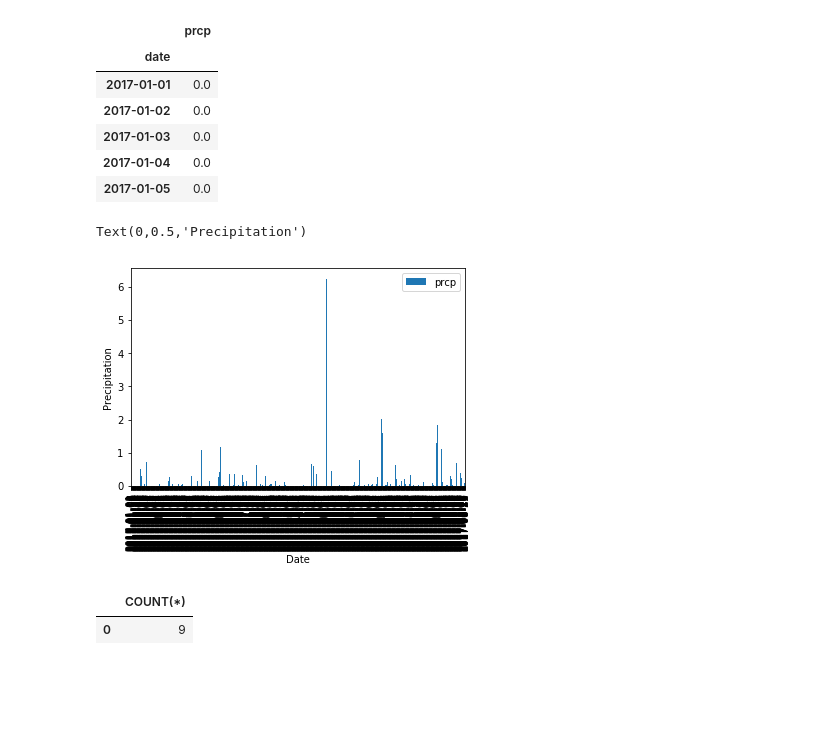
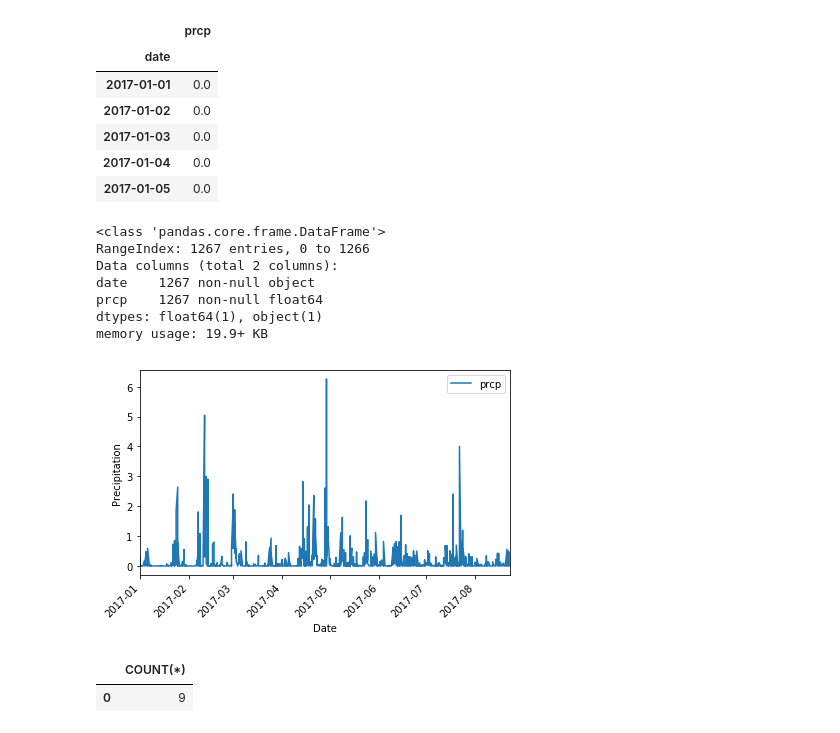
Before and after one commit to lindafarley/DataVisualization, a Jupyter notebook: Hawaii/climate_analysis.ipynb, the cells around one changed output. Cells and saved outputs as stored; diff of their text form; code cells hidden in the pictures; blank space fills up the shorter version.

```diff
--- a/Hawaii/climate_analysis.ipynb
+++ b/Hawaii/climate_analysis.ipynb
@@ -33 +35,3 @@ prcp_query = pd.read_sql_query("SELECT date, prcp FROM measurement_sql WHERE dat
+# %%
+prcp_df["date"] = pd.to_datetime(prcp_df["date"])
 # %%
@@ -42,14 +45,26 @@ prcp_df.head()
 | 2017-01-03 | 0.0 |
 | 2017-01-04 | 0.0 |
 | 2017-01-05 | 0.0 |
+# %%
+prcp_df.info()
+# %% [output]
+<class 'pandas.core.frame.DataFrame'>
+RangeIndex: 1267 entries, 0 to 1266
+Data columns (total 2 columns):
+date    1267 non-null object
+prcp    1267 non-null float64
+dtypes: float64(1), object(1)
+memory usage: 19.9+ KB
 # %%
 #Bar graph
-prcp_df.plot.bar()
+prcp_df.plot(x_compat=True)
 plt.xlabel("Date")
 plt.ylabel("Precipitation")
+plt.xticks(rotation='45')
+plt.tight_layout()
+plt.show()
 # %% [output]
-Text(0,0.5,'Precipitation')
-[figure, old version]
+[figure, new version]
 # %%
 # Query to find how many stations there are
 count_query = pd.read_sql_query("SELECT COUNT(*) FROM station_sql;", engine)
```
Also changed, not shown: parts of 7 cells of this notebook, 1 other file.
